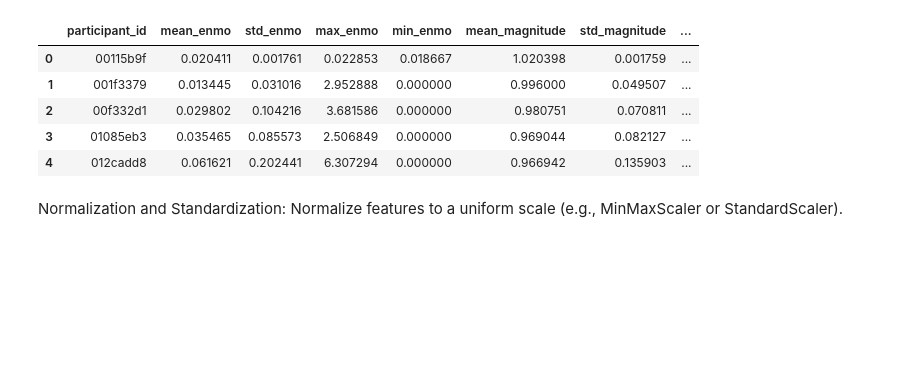
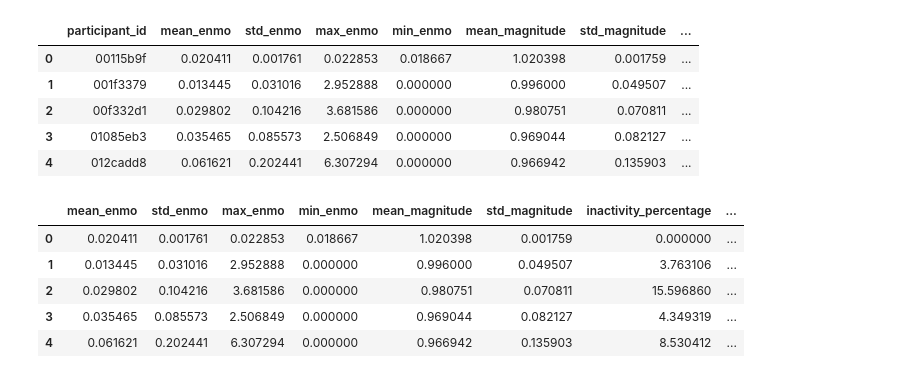
Before and after one commit to Nandana-Chigaterappa-HemanthKumar/PulseNet, a Jupyter notebook: actigraphy-data-model-development.ipynb, the cells around one changed output. Saved outputs shown, nothing was run; the diff lists cells and outputs as text; code cells hidden in the pictures; blank space fills up the shorter version.

```diff
--- a/actigraphy-data-model-development.ipynb
+++ b/actigraphy-data-model-development.ipynb
@@ -38,6 +60,12 @@ train.head()
 # %%
 # Drop the 'activity_level' column as it was introduced to understand the data
 train = train.drop(columns=['activity_level','participant_id'])
-# %% [markdown]
-Normalization and Standardization:
-Normalize features to a uniform scale (e.g., MinMaxScaler or StandardScaler).
+# %%
+train.head()
+# %% [output]
+|  | mean_enmo | std_enmo | max_enmo | min_enmo | mean_magnitude | std_magnitude | inactivity_percentage | ... |
+| 0 | 0.020411 | 0.001761 | 0.022853 | 0.018667 | 1.020398 | 0.001759 | 0.000000 | ... |
+| 1 | 0.013445 | 0.031016 | 2.952888 | 0.000000 | 0.996000 | 0.049507 | 3.763106 | ... |
+| 2 | 0.029802 | 0.104216 | 3.681586 | 0.000000 | 0.980751 | 0.070811 | 15.596860 | ... |
+| 3 | 0.035465 | 0.085573 | 2.506849 | 0.000000 | 0.969044 | 0.082127 | 4.349319 | ... |
+| 4 | 0.061621 | 0.202441 | 6.307294 | 0.000000 | 0.966942 | 0.135903 | 8.530412 | ... |
```
Also changed, not shown: parts of 11 cells of this notebook.
